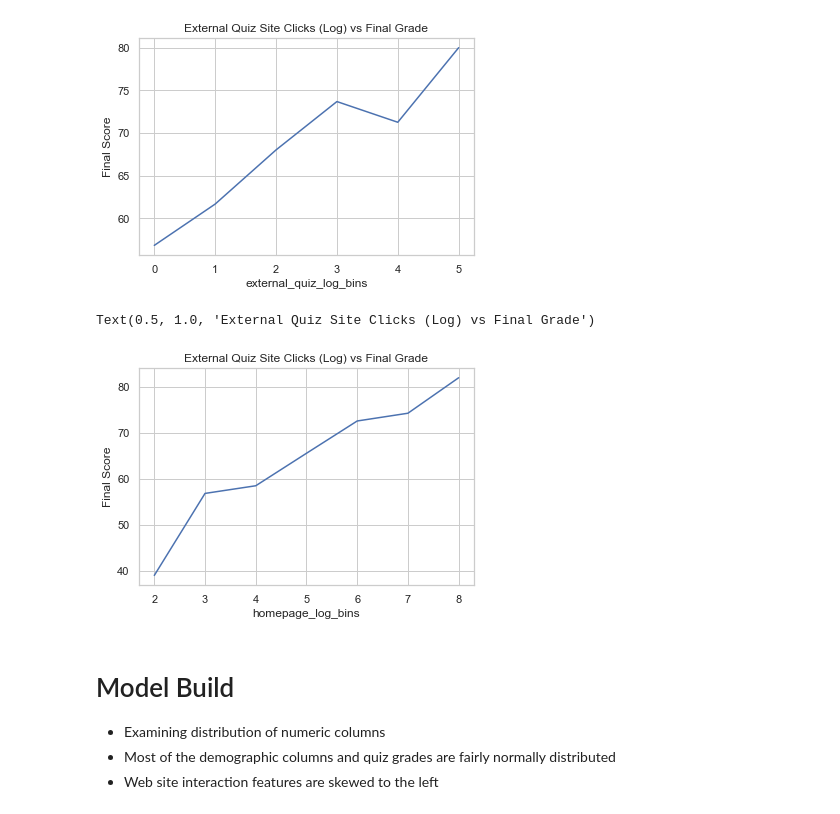
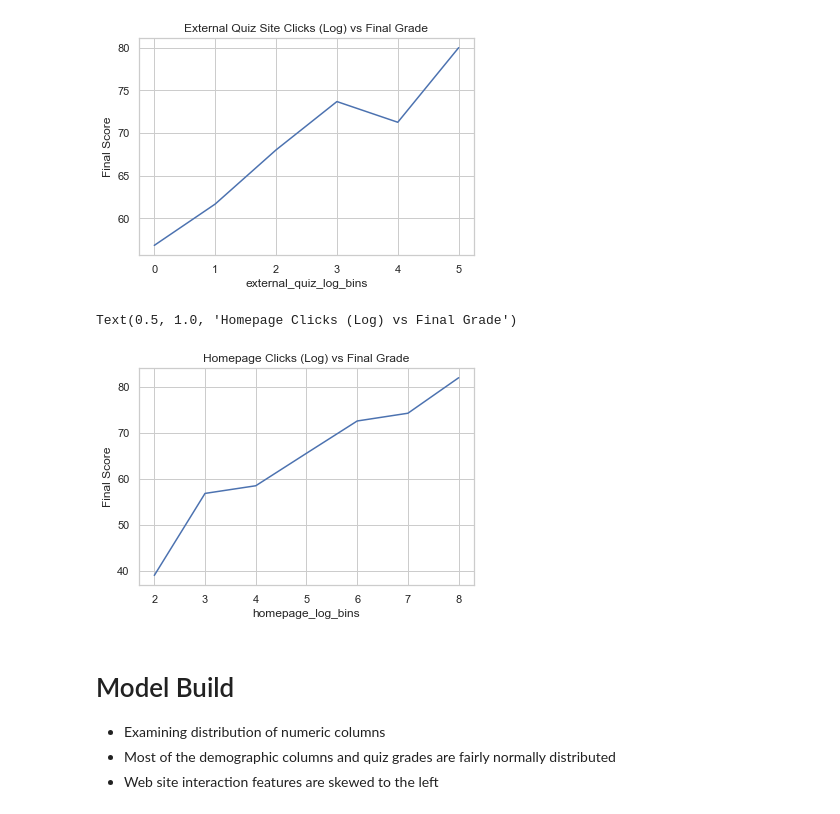
Before and after one commit to haweave/distancelearning, a Jupyter notebook: notebooks/StudentAnalysisAndModel.ipynb, the cells around one changed output. Saved outputs shown, nothing was run; the diff lists cells and outputs as text; code cells hidden in the pictures.

```diff
--- a/notebooks/StudentAnalysisAndModel.ipynb
+++ b/notebooks/StudentAnalysisAndModel.ipynb
@@ -159,13 +166,13 @@ Text(0, 0.5, 'Final Score')
 # %%
 temp = ddd_exams.copy()
 temp['homepage_log_bins']=np.floor(np.log(temp.homepage))
 
 ax = temp.groupby('homepage_log_bins').score.mean().plot.line()
 ax.set_ylabel("Final Score")
-ax.set_title('External Quiz Site Clicks (Log) vs Final Grade')
+ax.set_title('Homepage Clicks (Log) vs Final Grade')
 # %% [output]
-Text(0.5, 1.0, 'External Quiz Site Clicks (Log) vs Final Grade')
+Text(0.5, 1.0, 'Homepage Clicks (Log) vs Final Grade')
-[figure, old version]
+[figure, new version]
 # %% [markdown]
 # Model Build
 * Examining distribution of numeric columns
```
Also changed, not shown: parts of 2 cells of this notebook, 1 other file.
